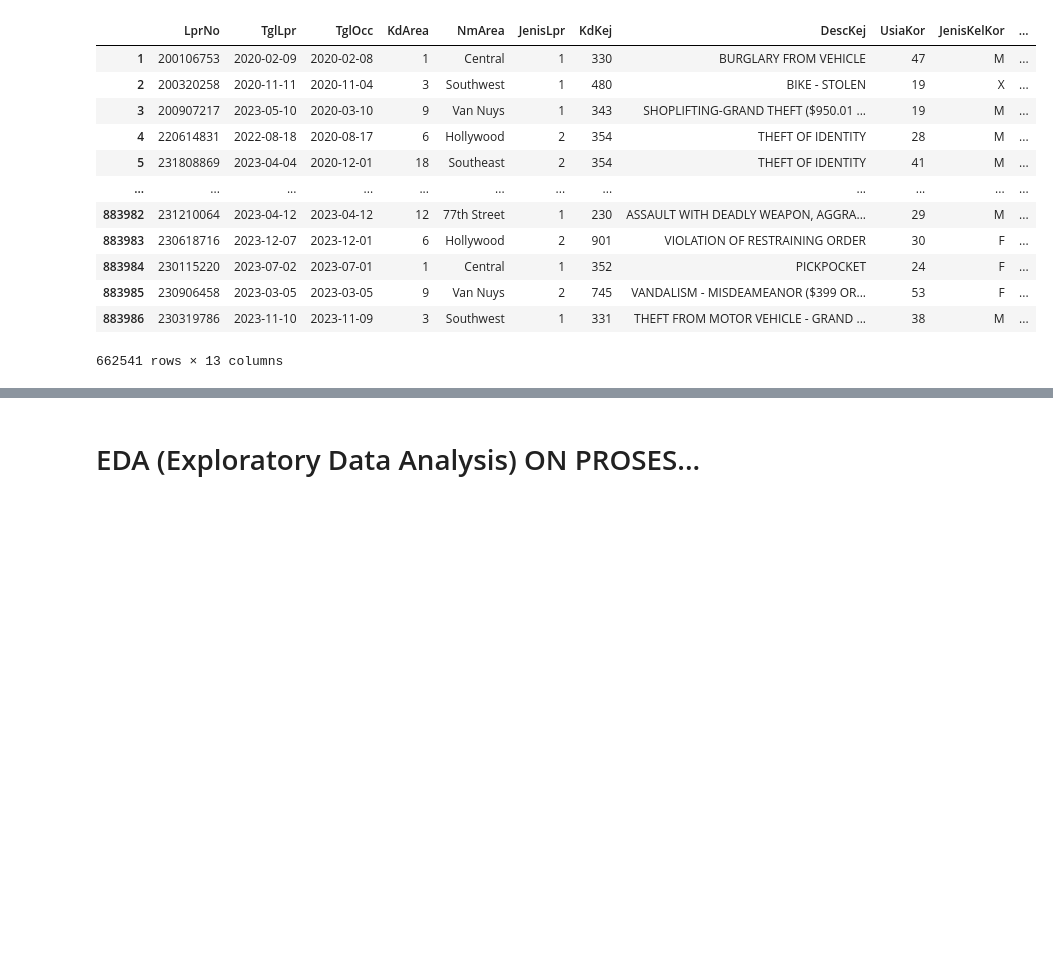
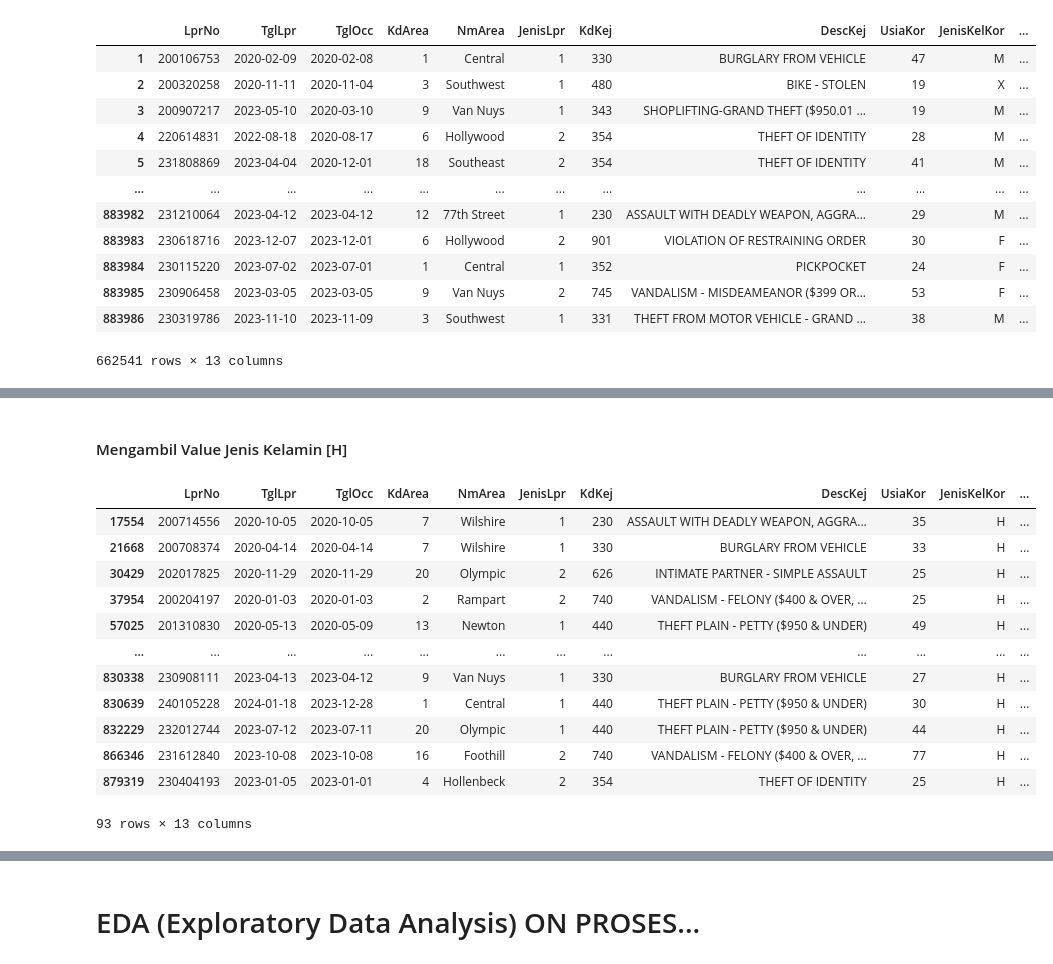
Before and after one commit to RIFF7/capstone-project, a Jupyter notebook: capstone_project.ipynb, the cells around one changed output, grey strips where cells are left out. Saved outputs shown, nothing was run; the diff lists cells and outputs as text; code cells hidden in the pictures; blank space fills up the shorter version.

```diff
--- a/capstone_project.ipynb
+++ b/capstone_project.ipynb
@@ -720,0 +763,22 @@ Name: count, dtype: int64
+# %% [markdown]
+#### Mengambil Value Jenis Kelamin [H]
+# %%
+# Mengambil data dengan value 'H' pada kolom JenisKelKor
+jeniskel_h = df_usia_positif.loc[df_usia_positif['JenisKelKor'] == 'H']
+
+# Menampilkan DataFrame
+jeniskel_h
+# %% [output]
+|  | LprNo | TglLpr | TglOcc | KdArea | NmArea | JenisLpr | KdKej | DescKej | UsiaKor | JenisKelKor | ... |
+| 17554 | 200714556 | 2020-10-05 | 2020-10-05 | 7 | Wilshire | 1 | 230 | ASSAULT WITH DEADLY WEAPON, AGGRA... | 35 | H | ... |
+| 21668 | 200708374 | 2020-04-14 | 2020-04-14 | 7 | Wilshire | 1 | 330 | BURGLARY FROM VEHICLE | 33 | H | ... |
+| 30429 | 202017825 | 2020-11-29 | 2020-11-29 | 20 | Olympic | 2 | 626 | INTIMATE PARTNER - SIMPLE ASSAULT | 25 | H | ... |
+| 37954 | 200204197 | 2020-01-03 | 2020-01-03 | 2 | Rampart | 2 | 740 | VANDALISM - FELONY ($400 & OVER, ... | 25 | H | ... |
+| 57025 | 201310830 | 2020-05-13 | 2020-05-09 | 13 | Newton | 1 | 440 | THEFT PLAIN - PETTY ($950 & UNDER) | 49 | H | ... |
+| ... | ... | ... | ... | ... | ... | ... | ... | ... | ... | ... | ... |
+| 830338 | 230908111 | 2023-04-13 | 2023-04-12 | 9 | Van Nuys | 1 | 330 | BURGLARY FROM VEHICLE | 27 | H | ... |
+| 830639 | 240105228 | 2024-01-18 | 2023-12-28 | 1 | Central | 1 | 440 | THEFT PLAIN - PETTY ($950 & UNDER) | 30 | H | ... |
+| 832229 | 232012744 | 2023-07-12 | 2023-07-11 | 20 | Olympic | 1 | 440 | THEFT PLAIN - PETTY ($950 & UNDER) | 44 | H | ... |
+| 866346 | 231612840 | 2023-10-08 | 2023-10-08 | 16 | Foothill | 2 | 740 | VANDALISM - FELONY ($400 & OVER, ... | 77 | H | ... |
+| 879319 | 230404193 | 2023-01-05 | 2023-01-01 | 4 | Hollenbeck | 2 | 354 | THEFT OF IDENTITY | 25 | H | ... |
+93 rows × 13 columns
```
Also changed, not shown: parts of 18 cells of this notebook.
